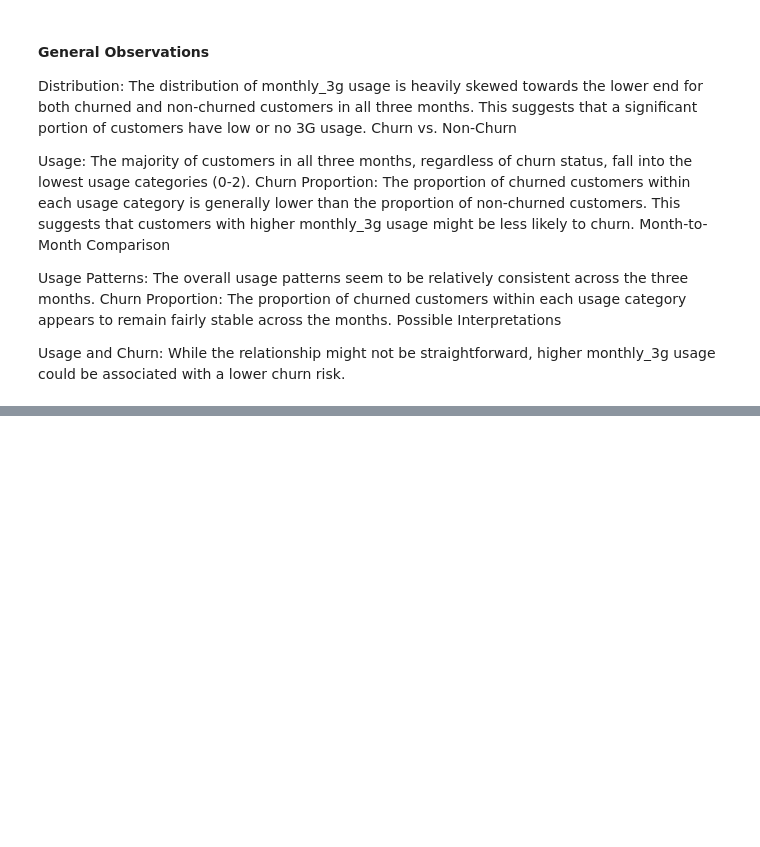
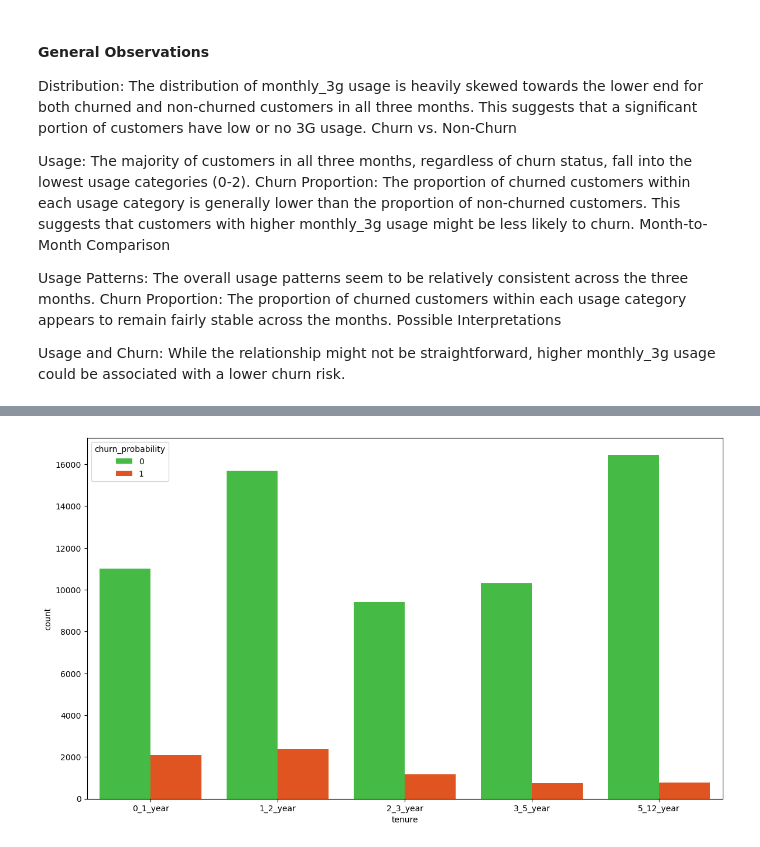
Before and after one commit to RohitKini/TelecomChurn, a Jupyter notebook: Initial.ipynb, the cells around one changed output, grey strips where cells are left out. Cells and saved outputs as stored; diff of their text form; code cells hidden in the pictures; blank space fills up the shorter version.

```diff
--- a/Initial.ipynb
+++ b/Initial.ipynb
@@ -540,0 +546,7 @@ data["sachet_total_8"] = data["sachet_3g_8"] + data["sachet_2g_8"]
+# %%
+##Creating  a new column tenure_year to store the number of years the customer has been on network T
+data['tenure_year'] = round(data['aon']/365, 1)
+
+print(data.tenure_year.value_counts())
+print("Min:",data.tenure_year.min())
+print("Max:",data.tenure_year.max())
@@ -540,0 +571,10 @@ data["sachet_total_8"] = data["sachet_3g_8"] + data["sachet_2g_8"]
+# %%
+##Creating bins
+my_bins = [0,1,2,3,5,12]
+my_labels_aon= ['0_1_year','1_2_year','2_3_year','3_5_year','5_12_year']
+data['tenure'] = pd.cut(data['tenure_year'], bins= my_bins, labels= my_labels_aon)
+
+##Dropping 'tenure_year' and 'aon' column as we have already created bins in 'tenure' column
+data.drop(['tenure_year','aon'] , axis=1, inplace= True)
+
+data.tenure.value_counts()
@@ -540,0 +589,8 @@ data["sachet_total_8"] = data["sachet_3g_8"] + data["sachet_2g_8"]
+# %%
+##Visualizing 'age of network' and 'churn'
+plt.figure(figsize=(14,8))
+tenure_df= data[['tenure','churn_probability']]
+sns.countplot(x = 'tenure', hue = 'churn_probability',data = tenure_df,palette=['#32CD32', '#FF4500'])
+plt.show()
+# %% [output]
+[figure, added]
```
Also changed, not shown: parts of 4 cells of this notebook.
